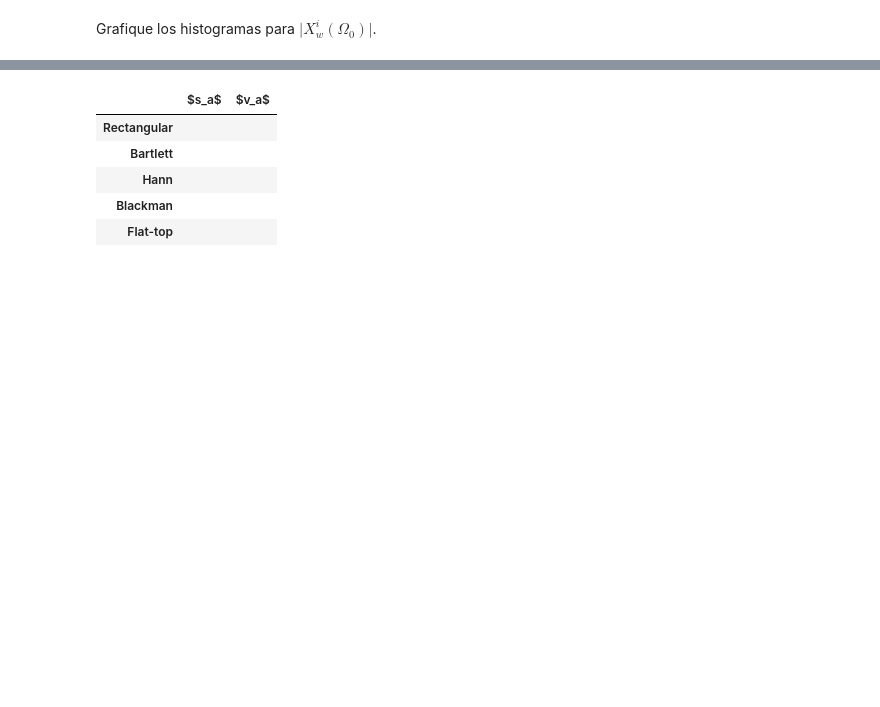
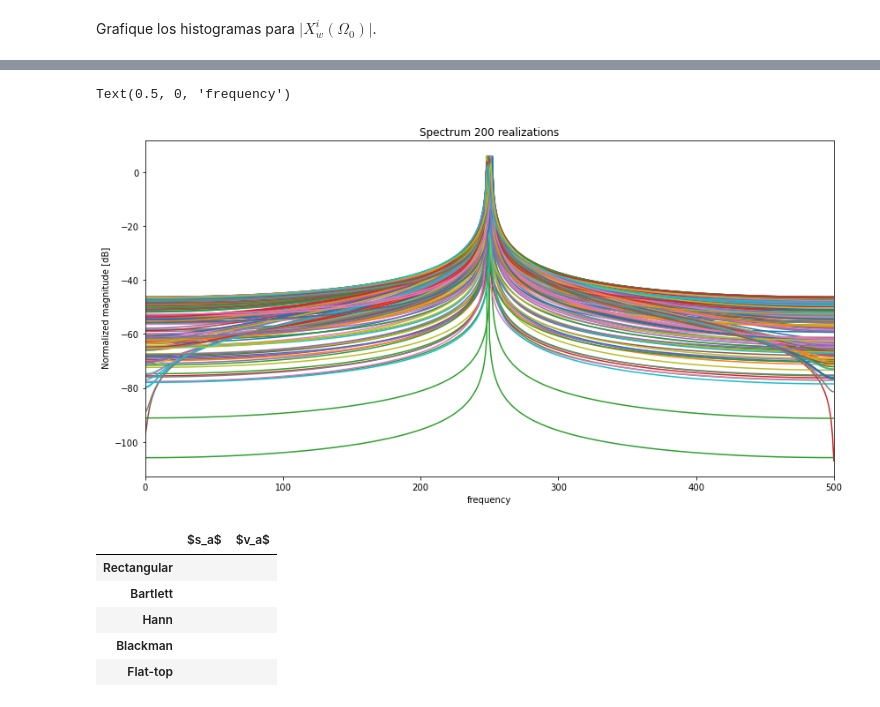
Before and after one commit to FabianVillada/PDS_TPs, a Jupyter notebook: TP2_Ventanas.ipynb, the cells around one changed output, grey strips where cells are left out. Drawn from its saved outputs; the diff is of its cells as text; code cells hidden in the pictures; blank space fills up the shorter version.

```diff
--- a/TP2_Ventanas.ipynb
+++ b/TP2_Ventanas.ipynb
@@ -480,3 +661,67 @@ Grafique los histogramas para  $\lvert X^i_w(\Omega_0) \rvert$.
+# %%
+##########################################
+# Acá podés generar los gráficos pedidos #
+##########################################
+
+##############################################################################
+def generador_senoidal (fs, f0, N, a0, p0):
+    #     '''Genera una senial senoidal con los parametros indicados.
+
+    # Keyword arguments:
+    # a0 -- Valor pico de la senoidal
+    # f0 -- frecuencia de la senial
+    # ph -- fase de la senial
+    # N -- numero de muestras de la senial
+    # fs - frecuencia de muestro de la senial
+
+
+    # Returns: array of float, array of float
+
+    # '''
+
+
+    f0 = f0.reshape([1 , len(f0)])
+    tt=np.arange(N/fs , step=1/fs)
+    tt = tt.reshape([N , 1])
+    xx = a0 * np.sin( 2 * np.pi * f0 * tt + p0 )
+
+    return tt, xx
+
+##############################################################################
+
+N  = 1000 # muestras
+fs = 1000 # Hz
+df = fs/N # resolucion espectral equivale a( 2 * np.pi/N )
+
+a0 = 2  # Volts
+p1 = 0
+f0 =  fs/4   # mitad de la banda digital equivale a pi/2. Aclaracion: La banda digital es fs/2 (la
+             # mitad de la frecuencia de muetreo). Que si en vez de normalizar en fs normalizo en 2pi
+             # la banda digital seria pi.
+Norma = N/2
+
+m = 200
+fr = np.random.uniform(-2 , 2 , m)
+
+f1 = f0 + fr * df
+
+tt , xx1 = generador_senoidal(fs=fs , f0=f1 , N=N , a0=a0 , p0=p1)
+
+fftabs = np.abs(np.fft.fft(xx1 , axis=0))/Norma
+fftabs = 20*np.log10(fftabs)
+freq = np.arange(0 , fs , df)
+
+
+
+plt.figure(1)
+plt.plot(freq , fftabs)
+plt.xlim(0,500)
+plt.title("Spectrum 200 realizations")
+plt.ylabel(" Normalized magnitude [dB]")
+plt.xlabel("frequency")
+# %% [output]
+Text(0.5, 0, 'frequency')
+[figure, added]
 # %%
 
 #######################################
```
Also changed, not shown: parts of 8 cells of this notebook.
